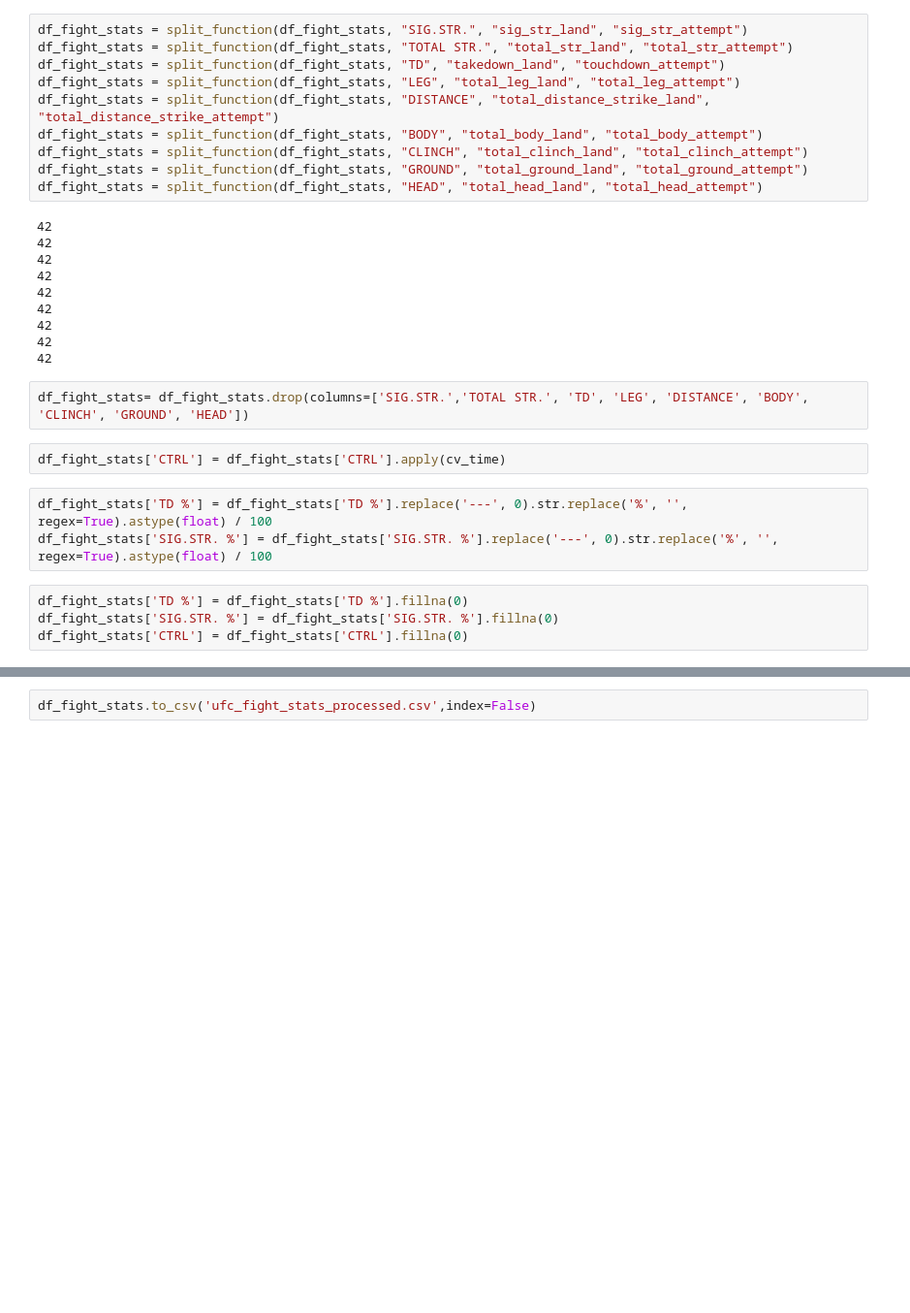
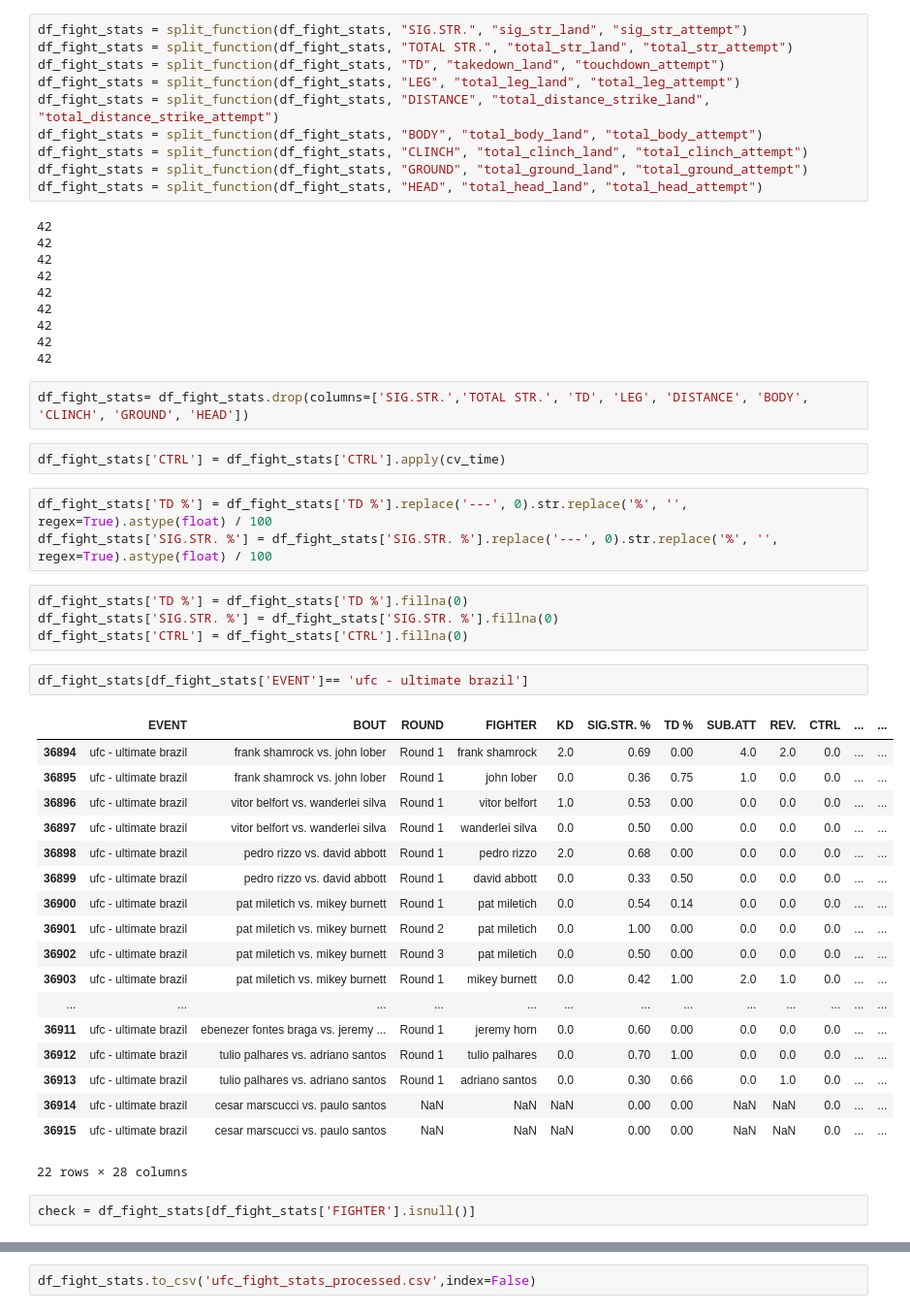
Before and after one commit to aduy2408/UFC-Matches-Analysis, a Jupyter notebook: ufc_fight_stats.ipynb, the cells around one changed output, grey strips where cells are left out. Shown at 97% size. Drawn from its saved outputs; the diff is of its cells as text; blank space fills up the shorter version.

```diff
--- a/ufc_fight_stats.ipynb
+++ b/ufc_fight_stats.ipynb
@@ -80,3 +104,26 @@ df_fight_stats['SIG.STR. %'] = df_fight_stats['SIG.STR. %'].replace('---', 0).st
 df_fight_stats['TD %'] = df_fight_stats['TD %'].fillna(0)
 df_fight_stats['SIG.STR. %'] = df_fight_stats['SIG.STR. %'].fillna(0)
 df_fight_stats['CTRL'] = df_fight_stats['CTRL'].fillna(0)
+# %%
+df_fight_stats[df_fight_stats['EVENT']== 'ufc - ultimate brazil']
+# %% [output]
+|  | EVENT | BOUT | ROUND | FIGHTER | KD | SIG.STR. % | TD % | SUB.ATT | REV. | CTRL | ... | ... |
+| 36894 | ufc - ultimate brazil | frank shamrock vs. john lober | Round 1 | frank shamrock | 2.0 | 0.69 | 0.00 | 4.0 | 2.0 | 0.0 | ... | ... |
+| 36895 | ufc - ultimate brazil | frank shamrock vs. john lober | Round 1 | john lober | 0.0 | 0.36 | 0.75 | 1.0 | 0.0 | 0.0 | ... | ... |
+| 36896 | ufc - ultimate brazil | vitor belfort vs. wanderlei silva | Round 1 | vitor belfort | 1.0 | 0.53 | 0.00 | 0.0 | 0.0 | 0.0 | ... | ... |
+| 36897 | ufc - ultimate brazil | vitor belfort vs. wanderlei silva | Round 1 | wanderlei silva | 0.0 | 0.50 | 0.00 | 0.0 | 0.0 | 0.0 | ... | ... |
+| 36898 | ufc - ultimate brazil | pedro rizzo vs. david abbott | Round 1 | pedro rizzo | 2.0 | 0.68 | 0.00 | 0.0 | 0.0 | 0.0 | ... | ... |
+| 36899 | ufc - ultimate brazil | pedro rizzo vs. david abbott | Round 1 | david abbott | 0.0 | 0.33 | 0.50 | 0.0 | 0.0 | 0.0 | ... | ... |
+| 36900 | ufc - ultimate brazil | pat miletich vs. mikey burnett | Round 1 | pat miletich | 0.0 | 0.54 | 0.14 | 0.0 | 0.0 | 0.0 | ... | ... |
+| 36901 | ufc - ultimate brazil | pat miletich vs. mikey burnett | Round 2 | pat miletich | 0.0 | 1.00 | 0.00 | 0.0 | 0.0 | 0.0 | ... | ... |
+| 36902 | ufc - ultimate brazil | pat miletich vs. mikey burnett | Round 3 | pat miletich | 0.0 | 0.50 | 0.00 | 0.0 | 0.0 | 0.0 | ... | ... |
+| 36903 | ufc - ultimate brazil | pat miletich vs. mikey burnett | Round 1 | mikey burnett | 0.0 | 0.42 | 1.00 | 2.0 | 1.0 | 0.0 | ... | ... |
+| ... | ... | ... | ... | ... | ... | ... | ... | ... | ... | ... | ... | ... |
+| 36911 | ufc - ultimate brazil | ebenezer fontes braga vs. jeremy ... | Round 1 | jeremy horn | 0.0 | 0.60 | 0.00 | 0.0 | 0.0 | 0.0 | ... | ... |
+| 36912 | ufc - ultimate brazil | tulio palhares vs. adriano santos | Round 1 | tulio palhares | 0.0 | 0.70 | 1.00 | 0.0 | 0.0 | 0.0 | ... | ... |
+| 36913 | ufc - ultimate brazil | tulio palhares vs. adriano santos | Round 1 | adriano santos | 0.0 | 0.30 | 0.66 | 0.0 | 1.0 | 0.0 | ... | ... |
+| 36914 | ufc - ultimate brazil | cesar marscucci vs. paulo santos | NaN | NaN | NaN | 0.00 | 0.00 | NaN | NaN | 0.0 | ... | ... |
+| 36915 | ufc - ultimate brazil | cesar marscucci vs. paulo santos | NaN | NaN | NaN | 0.00 | 0.00 | NaN | NaN | 0.0 | ... | ... |
+22 rows × 28 columns
+# %%
+check = df_fight_stats[df_fight_stats['FIGHTER'].isnull()]
```
Also changed, not shown: parts of 5 cells of this notebook, 11 other files.
